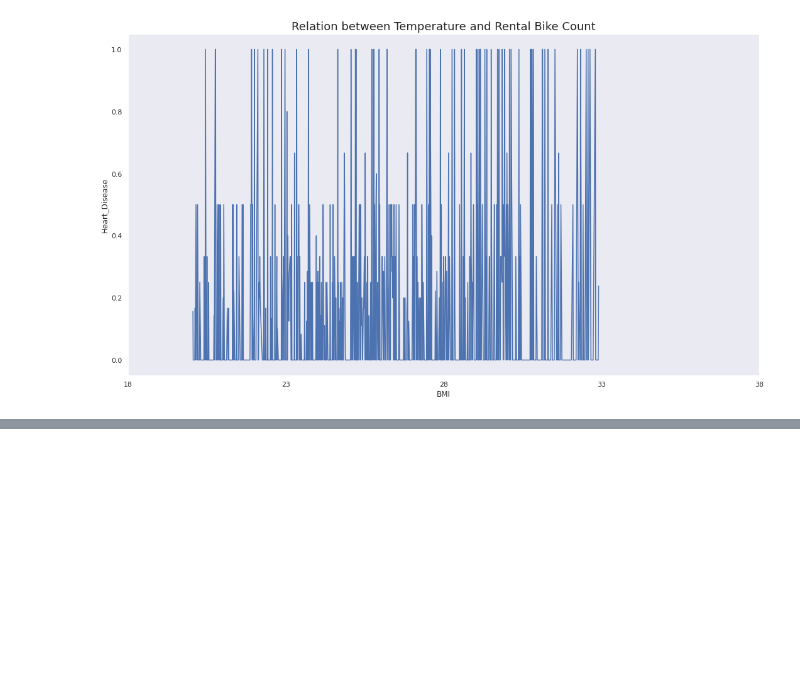
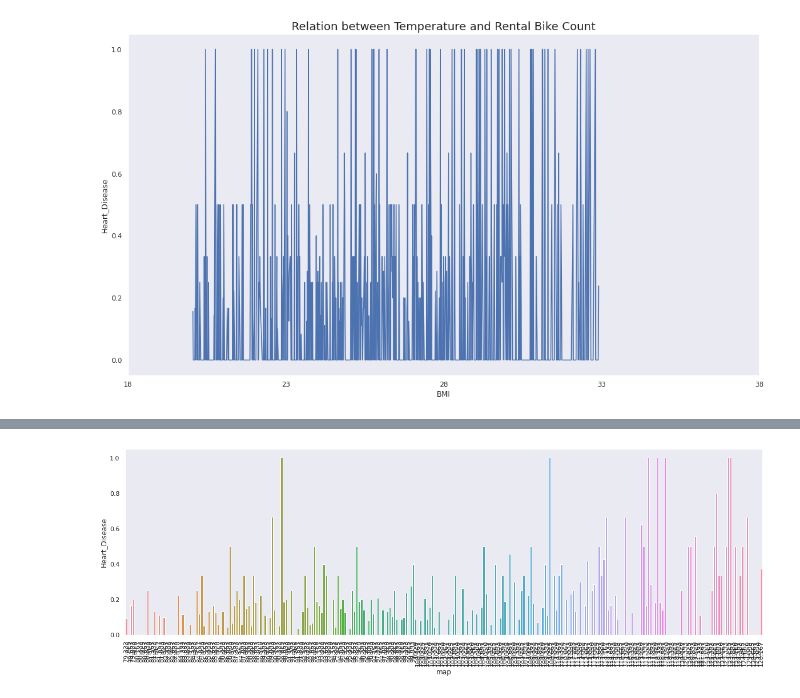
Before and after one commit to guptaprateek98/Capstone_CV_Risk_Prediction, a Jupyter notebook: Capstone_CV_Risk_Prediction.ipynb, the cells around one changed output, grey strips where cells are left out. Drawn from its saved outputs; the diff is of its cells as text; code cells hidden in the pictures; blank space fills up the shorter version.

```diff
--- a/Capstone_CV_Risk_Prediction.ipynb
+++ b/Capstone_CV_Risk_Prediction.ipynb
@@ -449,0 +472,9 @@ plt.show()
+# %%
+avg6 = dataf[["map", "Heart_Disease"]].groupby(['map'], as_index=False).mean() #sum of 1's and 0's in hear_disease and divided by total no. of 1's and 0's for a prticular age(eg 37yr).
+plt.figure(figsize=(20,6))
+sns.barplot(x='map', y='Heart_Disease', data=avg6)
+ax.set(xlabel='map', ylabel='disease probability')
+plt.xticks(rotation = 90)
+plt.show()
+# %% [output]
+[figure, added]
```
Also changed, not shown: parts of 5 cells of this notebook.
